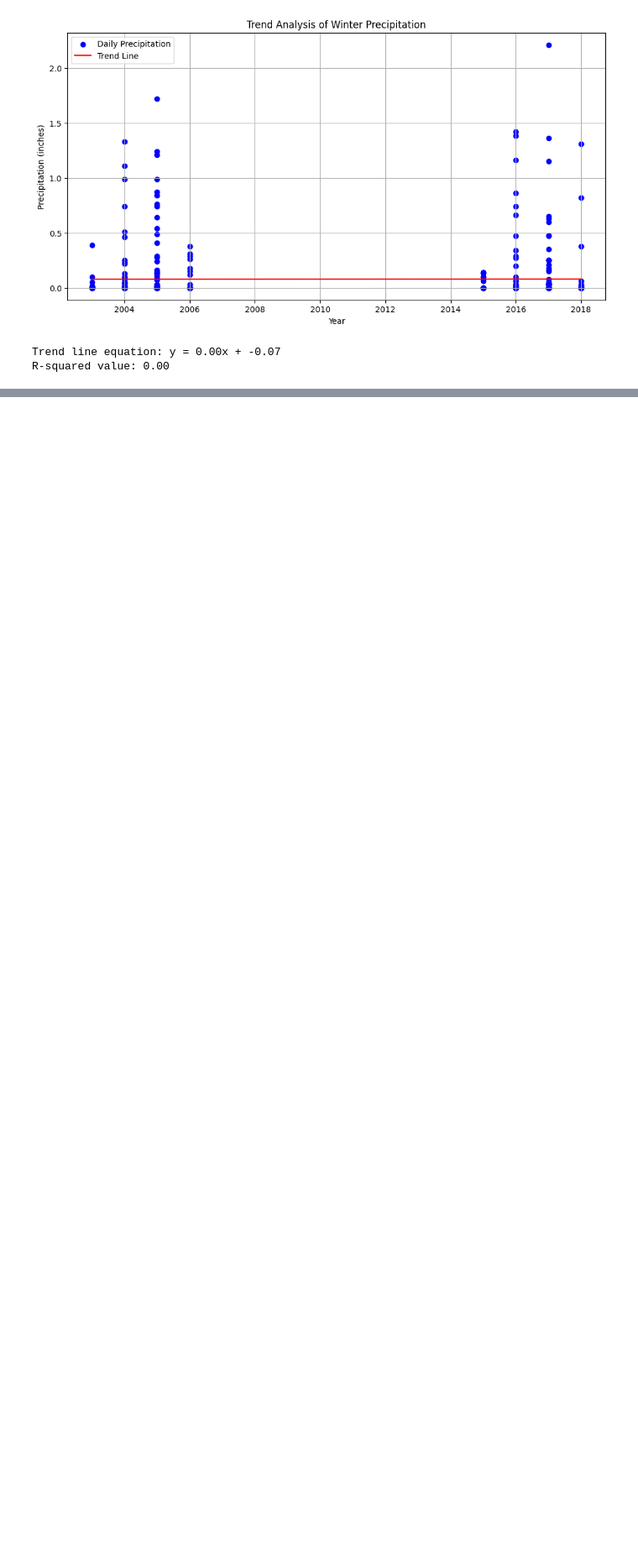
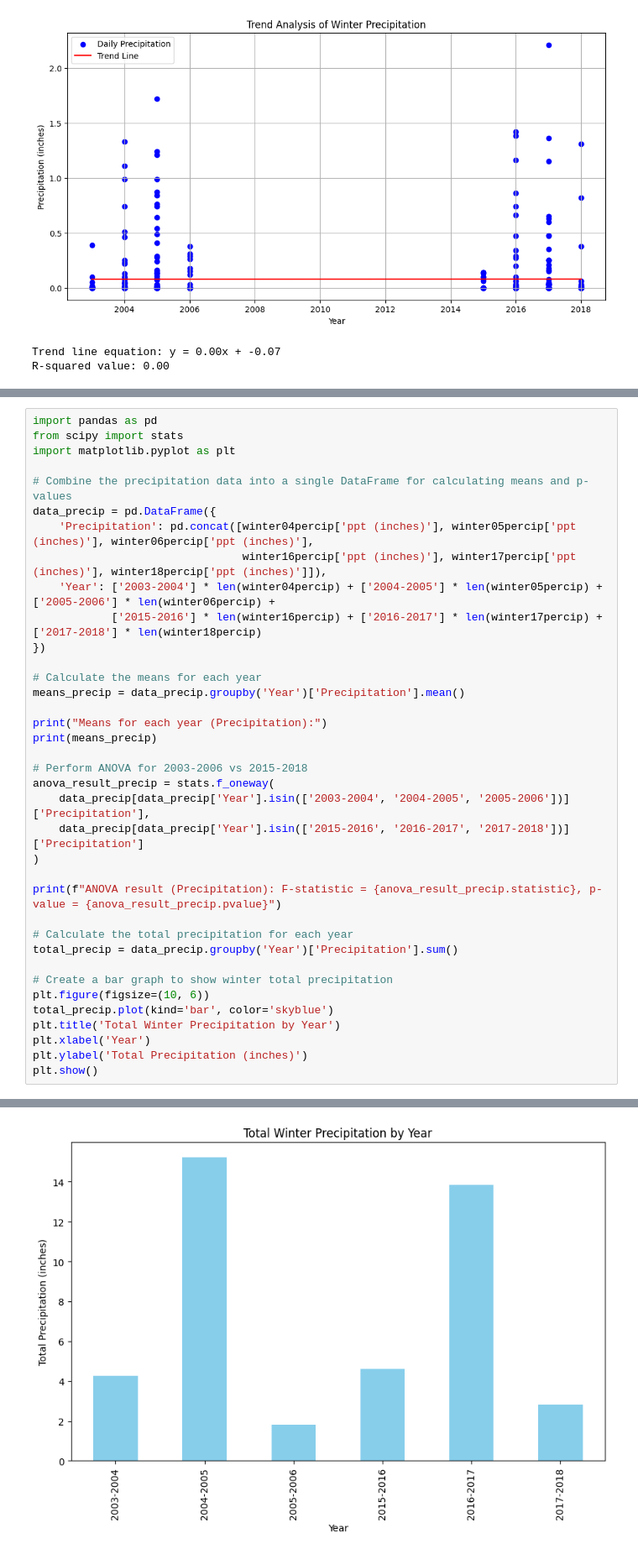
Before and after one commit to jmatrone/CEE609_Research_Project, a Jupyter notebook: Torrey_Pines.ipynb, the cells around one changed output, grey strips where cells are left out. Shown at 84% size. Drawn from its saved outputs; the diff is of its cells as text; blank space fills up the shorter version.

```diff
--- a/Torrey_Pines.ipynb
+++ b/Torrey_Pines.ipynb
@@ -612,0 +692,38 @@ R-squared value: 0.00
+# %%
+import pandas as pd
+from scipy import stats
+import matplotlib.pyplot as plt
+
+# Combine the precipitation data into a single DataFrame for calculating means and p-values
+data_precip = pd.DataFrame({
+    'Precipitation': pd.concat([winter04percip['ppt (inches)'], winter05percip['ppt (inches)'], winter06percip['ppt (inches)'],
+                                winter16percip['ppt (inches)'], winter17percip['ppt (inches)'], winter18percip['ppt (inches)']]),
+    'Year': ['2003-2004'] * len(winter04percip) + ['2004-2005'] * len(winter05percip) + ['2005-2006'] * len(winter06percip) +
+            ['2015-2016'] * len(winter16percip) + ['2016-2017'] * len(winter17percip) + ['2017-2018'] * len(winter18percip)
+})
+
+# Calculate the means for each year
+means_precip = data_precip.groupby('Year')['Precipitation'].mean()
+
+print("Means for each year (Precipitation):")
+print(means_precip)
+
+# Perform ANOVA for 2003-2006 vs 2015-2018
+anova_result_precip = stats.f_oneway(
+    data_precip[data_precip['Year'].isin(['2003-2004', '2004-2005', '2005-2006'])]['Precipitation'],
+    data_precip[data_precip['Year'].isin(['2015-2016', '2016-2017', '2017-2018'])]['Precipitation']
+)
+
+print(f"ANOVA result (Precipitation): F-statistic = {anova_result_precip.statistic}, p-value = {anova_result_precip.pvalue}")
+
+# Calculate the total precipitation for each year
+total_precip = data_precip.groupby('Year')['Precipitation'].sum()
+
+# Create a bar graph to show winter total precipitation
+plt.figure(figsize=(10, 6))
+total_precip.plot(kind='bar', color='skyblue')
+plt.title('Total Winter Precipitation by Year')
+plt.xlabel('Year')
+plt.ylabel('Total Precipitation (inches)')
+plt.show()
+# %% [output]
@@ -612,0 +740 @@ R-squared value: 0.00
+[figure, added]
```
Also changed, not shown: parts of 10 cells of this notebook.
